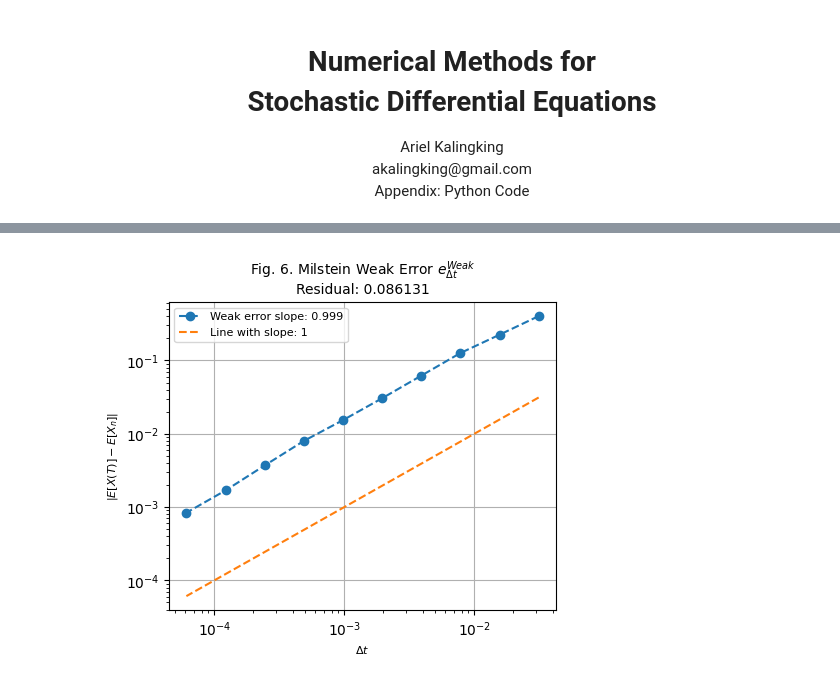
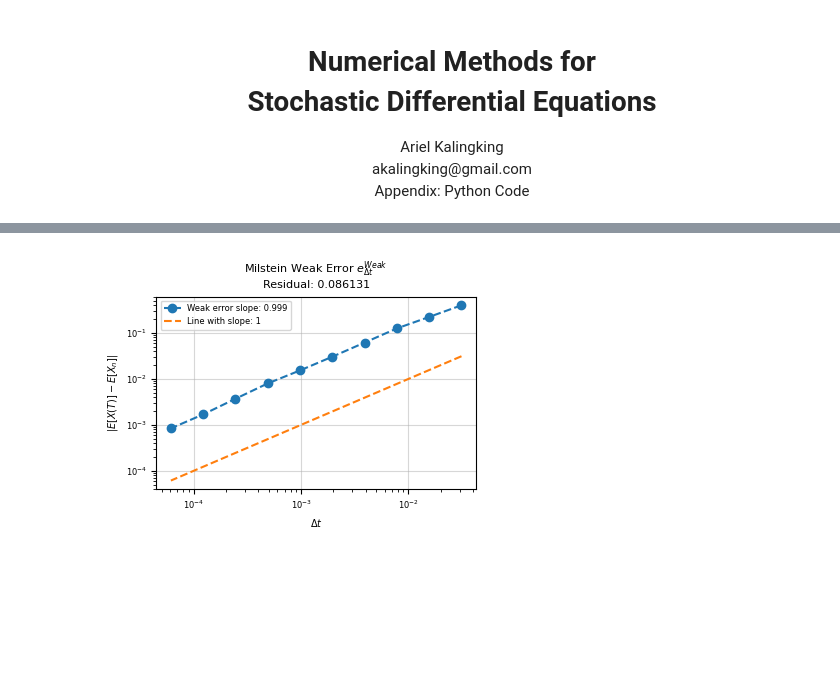
Before and after one commit to akalingking/quant-finance-papers, a Jupyter notebook: numerical_methods/notebooks/numerical_methods.ipynb, the cells around one changed output, grey strips where cells are left out. Cells and saved outputs as stored; diff of their text form; code cells hidden in the pictures; blank space fills up the shorter version.

```diff
--- a/numerical_methods/notebooks/numerical_methods.ipynb
+++ b/numerical_methods/notebooks/numerical_methods.ipynb
@@ -11,10 +11,16 @@ import logging
 import matplotlib
 import matplotlib.pyplot as plt
 
+random_seed = 14
+plt_inline_enable = False
+imagepath = "../paper/figures/"
+figsize = (4,3)
+fontbig = 8
+fontmed = 7
+fontsmall = 6
+
 matplotlib.use('TkAgg')
 logging.getLogger().setLevel(logging.ERROR)
-random_seed = 14
-plt_inline_enable = False
 if plt_inline_enable:
     %matplotlib inline
 # %%
@@ -426,39 +446,42 @@ for i in range(N_dt):
         np.random.seed(m)
         dB = np.sqrt(Dt) * np.random.randn(N)
         B  = np.cumsum(dB)
         # Analytical solution
         Y = x0 * np.exp((mu - 0.5*sigma**2)*t + sigma * B)
         # Milstein numerical solution
         Xm = np.zeros(N)
         Xm_cur = x0  # Set initial value
         for n in range(N):
             Xm_cur = Xm_cur + mu*Xm_cur*Dt + sigma*Xm_cur*dB[n] + 0.5*sigma**2*Xm_cur*(dB[n]**2 - Dt)
             Xm[n] = Xm_cur
         Y_sum += Y
         Xm_sum += Xm
 
     # Compute mean of absolute errors and find maximum (weak error)
     err_weak[i] = max(abs(Y_sum - Xm_sum)/M)
 
 # Fit a linear regression and find the empirical convergence slope
 X = sm.add_constant(np.log(dt_grid))
 results = sm.OLS(np.log(err_weak), X).fit()
 conv_weak_ml = results.params[1]
 resid = np.sqrt(results.mse_resid)
 
-fig =  plt.figure(figsize=(5,4))
+fig =  plt.figure(figsize=figsize)
 ax = fig.add_subplot(111)
 ax.loglog(dt_grid, abs(err_weak), marker="o",
           linestyle="dashed", label="Weak error slope: {:.3f}".format(conv_weak_ml))
 ax.loglog(dt_grid, dt_grid, linestyle="dashed", label="Line with slope: 1")
-ax.set_xlabel("$\Delta t$", size=8)
-ax.set_ylabel("$|E[X(T)]-E[X_n]|$", size=8)
-ax.set_title("Fig. 6. Milstein Weak Error $e_{\Delta t}^{Weak}$ \n"
-            + "Residual: {:.6f}".format(resid), size=10)
-ax.legend(prop={"size":8})
-ax.grid(":")
-plt.savefig("../figures/milstein_weak_convergence.pdf", bbox_inches='tight')
+ax.set_xlabel("$\Delta t$", size=fontmed)
+ax.set_ylabel("$|E[X(T)]-E[X_n]|$", size=fontmed)
+ax.set_title("Milstein Weak Error $e_{\Delta t}^{Weak}$ \n"
+            + "Residual: {:.6f}".format(resid), size=fontbig)
+ax.legend(loc="best", prop={"size":fontsmall})
+ax.tick_params(axis='both', which='major', labelsize=fontsmall)
+ax.grid(":", alpha=0.5)
+
+plt.tight_layout()
+plt.savefig(imagepath+"milstein_weak_convergence.pdf", bbox_inches='tight')
 if plt_inline_enable:
     plt.show()
 # %% [output]
-[figure, old version]
+[figure, new version]
```
Also changed, not shown: parts of 7 cells of this notebook, 11 other files.
